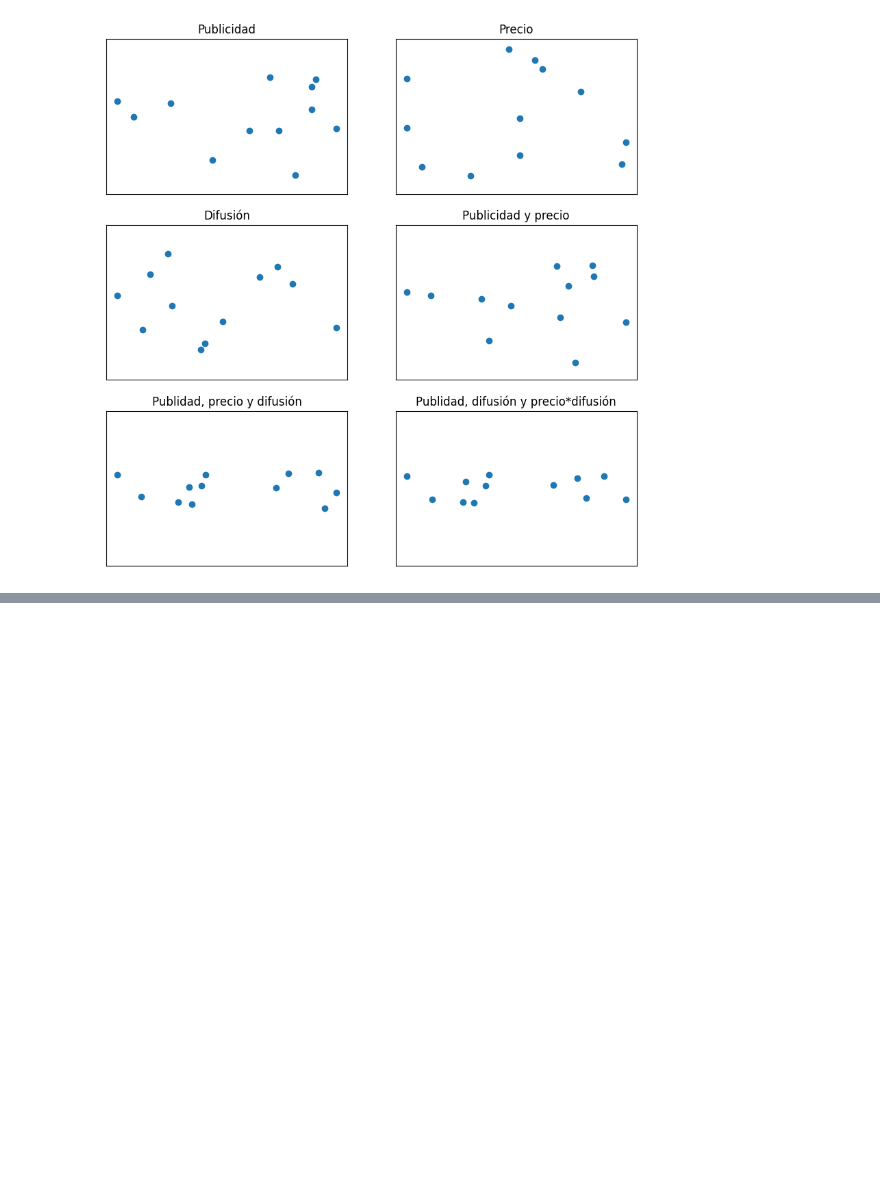
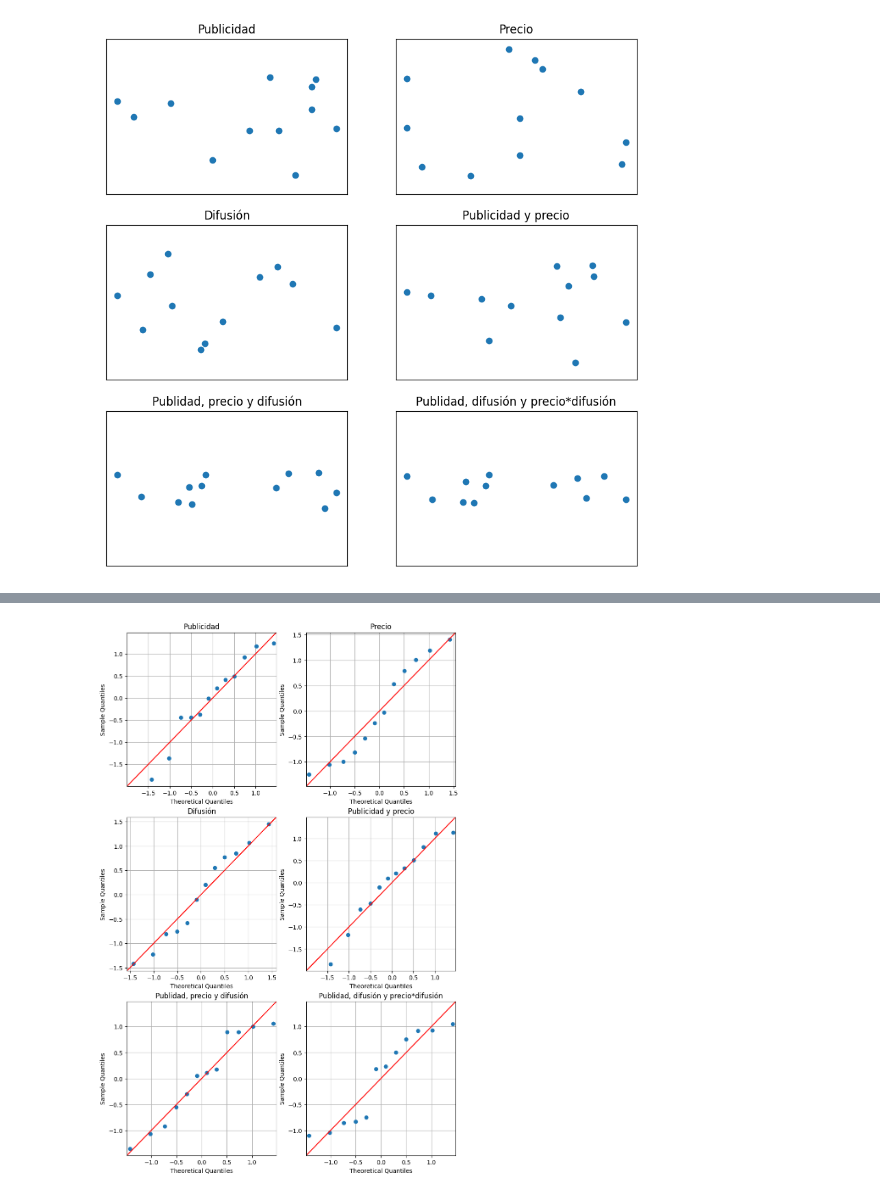
Before and after one commit to ivannpy/estadistica2_2023-2, a Jupyter notebook: MultipleRegression/RegresionMultiple.ipynb, the cells around one changed output, grey strips where cells are left out. Cells and saved outputs as stored; diff of their text form; code cells hidden in the pictures; blank space fills up the shorter version.

```diff
--- a/MultipleRegression/RegresionMultiple.ipynb
+++ b/MultipleRegression/RegresionMultiple.ipynb
@@ -1147,0 +1286,7 @@ for i in range(0,3):
+# %%
+i = 1
+for model in models.flatten():
+    print("Modelo ", i)
+    i += 1
+    print(model.summary())
+    print(50 * "*-")
@@ -1147,0 +1323,19 @@ for i in range(0,3):
+# %%
+fig, ax = plt.subplots(nrows=3, ncols=2)
+fig.set_size_inches(10, 16)
+
+
+for i in range(0,3):
+    for j in range(0,2):
+        ax[i,j].set_title(labels[i][j])
+        ax[i,j].grid()
+
+        n, k = models[i][j].model.exog.shape
+        k -= 1
+        res = models[i][j].resid
+        se = np.sqrt( np.sum(res ** 2) / (n - k - 1 ))
+        std_res = res / se
+
+        _fig = sm.qqplot(std_res, ax=ax[i,j], line="45")
+# %% [output]
+[figure, added]
```
Also changed, not shown: parts of 42 cells of this notebook.
